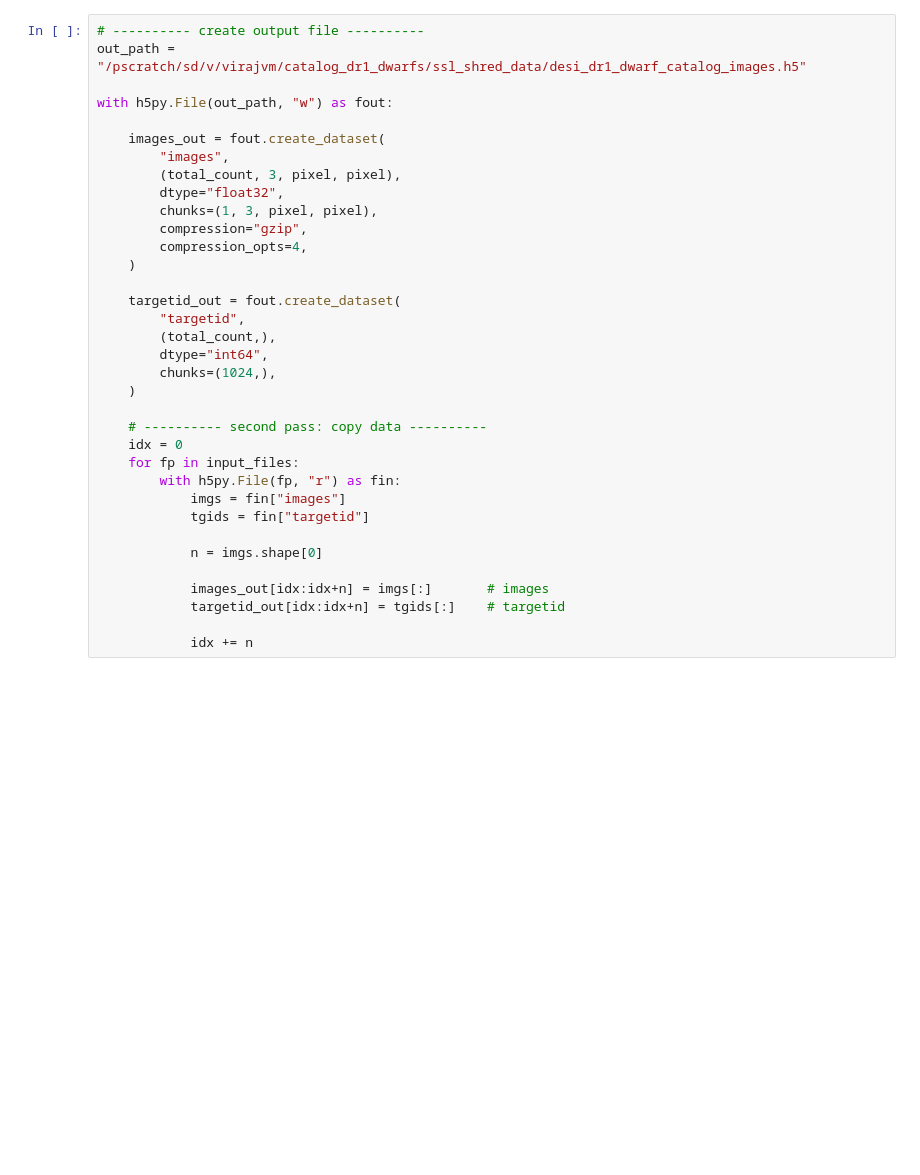
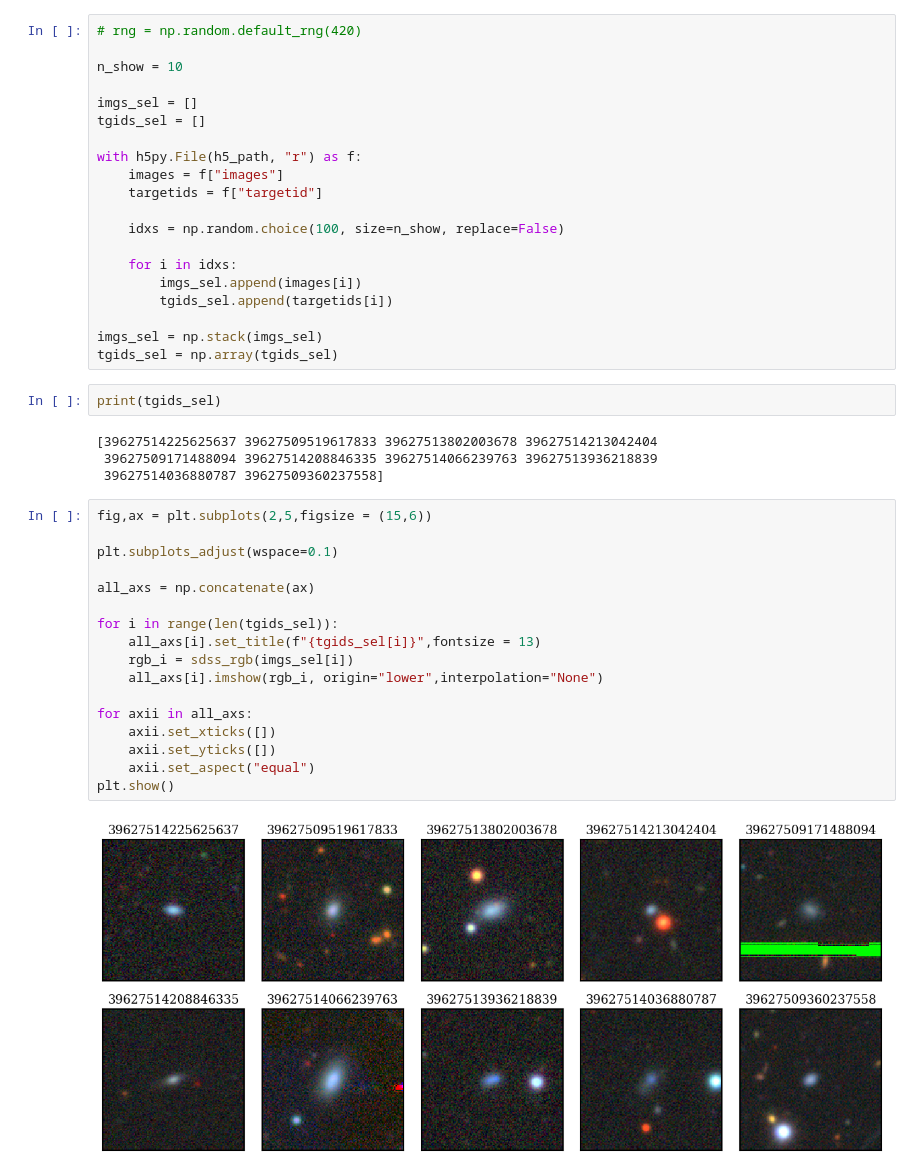
Before and after one commit to virajvman/desi_dwarfs, a Jupyter notebook: tutorial/03_Image_Cutouts.ipynb, the cells around one changed output. Cells and saved outputs as stored; diff of their text form; blank space fills up the shorter version.

```diff
--- a/tutorial/03_Image_Cutouts.ipynb
+++ b/tutorial/03_Image_Cutouts.ipynb
@@ -37,35 +118,45 @@ for fp in input_files:
+# %%
+# rng = np.random.default_rng(420)
+
+n_show = 10
+
+imgs_sel = []
+tgids_sel = []
+
+with h5py.File(h5_path, "r") as f:
+    images = f["images"]
+    targetids = f["targetid"]
+
+    idxs = np.random.choice(100, size=n_show, replace=False)
+
+    for i in idxs:
+        imgs_sel.append(images[i])
+        tgids_sel.append(targetids[i])
+
+imgs_sel = np.stack(imgs_sel)
+tgids_sel = np.array(tgids_sel)
+# %%
+print(tgids_sel)
+# %% [output]
+[39627514225625637 39627509519617833 39627513802003678 39627514213042404
+ 39627509171488094 39627514208846335 39627514066239763 39627513936218839
+ 39627514036880787 39627509360237558]
 # %%
-# ---------- create output file ----------
-out_path = "/pscratch/sd/v/virajvm/catalog_dr1_dwarfs/ssl_shred_data/desi_dr1_dwarf_catalog_images.h5"
+fig,ax = plt.subplots(2,5,figsize = (15,6))
 
-with h5py.File(out_path, "w") as fout:
+plt.subplots_adjust(wspace=0.1)
 
-    images_out = fout.create_dataset(
-        "images",
-        (total_count, 3, pixel, pixel),
-        dtype="float32",
-        chunks=(1, 3, pixel, pixel),
-        compression="gzip",
-        compression_opts=4,
-    )
+all_axs = np.concatenate(ax)
 
-    targetid_out = fout.create_dataset(
-        "targetid",
-        (total_count,),
-        dtype="int64",
-        chunks=(1024,),
-    )
+for i in range(len(tgids_sel)):
+    all_axs[i].set_title(f"{tgids_sel[i]}",fontsize = 13)
+    rgb_i = sdss_rgb(imgs_sel[i])
+    all_axs[i].imshow(rgb_i, origin="lower",interpolation="None")
 
-    # ---------- second pass: copy data ----------
-    idx = 0
-    for fp in input_files:
-        with h5py.File(fp, "r") as fin:
-            imgs = fin["images"]
-            tgids = fin["targetid"]
-
-            n = imgs.shape[0]
-
-            images_out[idx:idx+n] = imgs[:]       # images
-            targetid_out[idx:idx+n] = tgids[:]    # targetid
-
-            idx += n
+for axii in all_axs:
+    axii.set_xticks([])
+    axii.set_yticks([])
+    axii.set_aspect("equal")
+plt.show()
+# %% [output]
+[figure, added]
```
Also changed, not shown: parts of 6 cells of this notebook, 2 other files.
